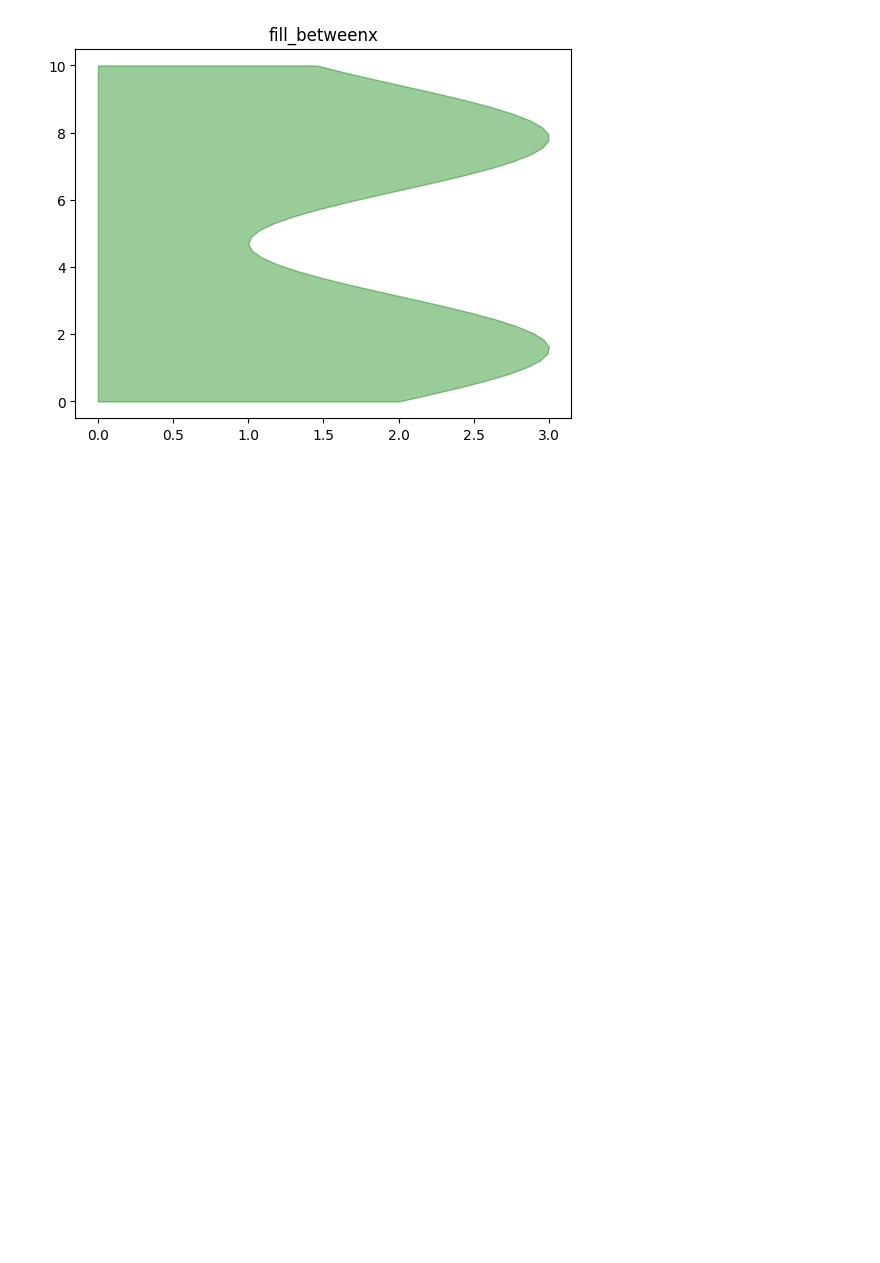
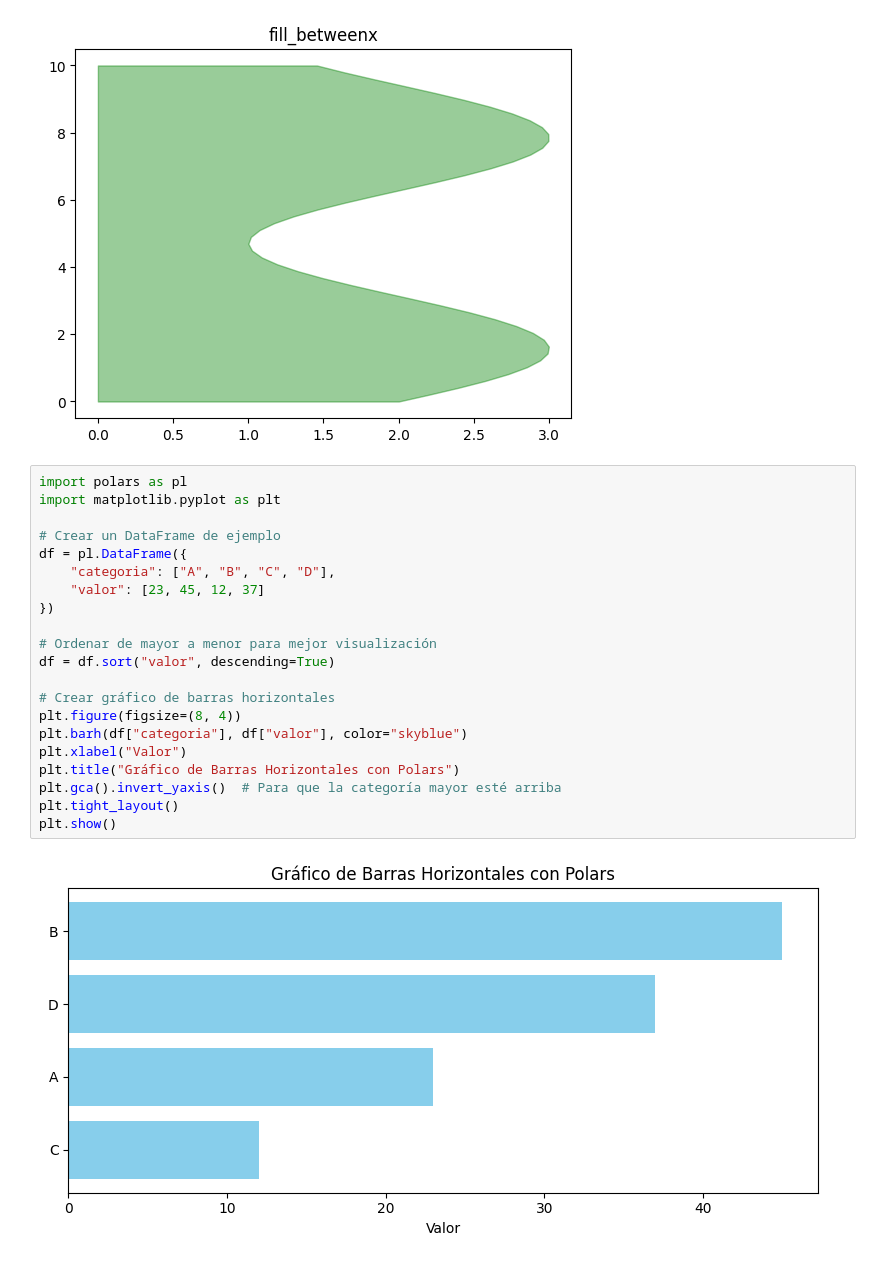
Before and after one commit to Samy0301/IP-ICD-Project, a Jupyter notebook: probando/graficos_muestreo.ipynb, the cells around one changed output. Drawn from its saved outputs; the diff is of its cells as text; blank space fills up the shorter version.

```diff
--- a/probando/graficos_muestreo.ipynb
+++ b/probando/graficos_muestreo.ipynb
@@ -302,3 +229,26 @@ plt.fill_betweenx(df["y"], 0, df["x1"], alpha=.4, color="green")
 plt.title("fill_betweenx"); plt.show()
 # %% [output]
 [figure]
+# %%
+import polars as pl
+import matplotlib.pyplot as plt
+
+# Crear un DataFrame de ejemplo
+df = pl.DataFrame({
+    "categoria": ["A", "B", "C", "D"],
+    "valor": [23, 45, 12, 37]
+})
+
+# Ordenar de mayor a menor para mejor visualización
+df = df.sort("valor", descending=True)
+
+# Crear gráfico de barras horizontales
+plt.figure(figsize=(8, 4))
+plt.barh(df["categoria"], df["valor"], color="skyblue")
+plt.xlabel("Valor")
+plt.title("Gráfico de Barras Horizontales con Polars")
+plt.gca().invert_yaxis()  # Para que la categoría mayor esté arriba
+plt.tight_layout()
+plt.show()
+# %% [output]
+[figure, added]
```
Also changed, not shown: parts of 1 cell of this notebook, 4 other files.
